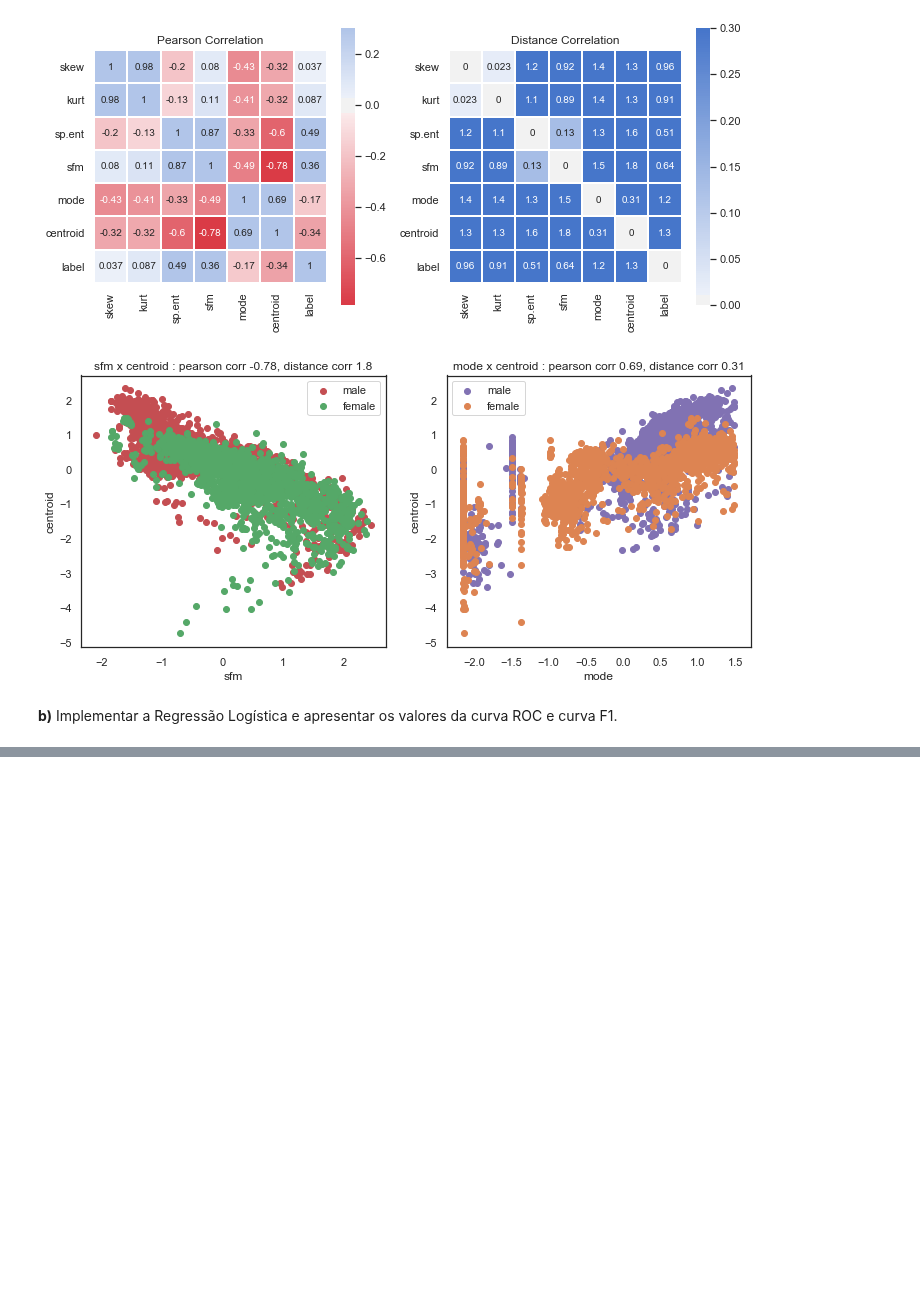
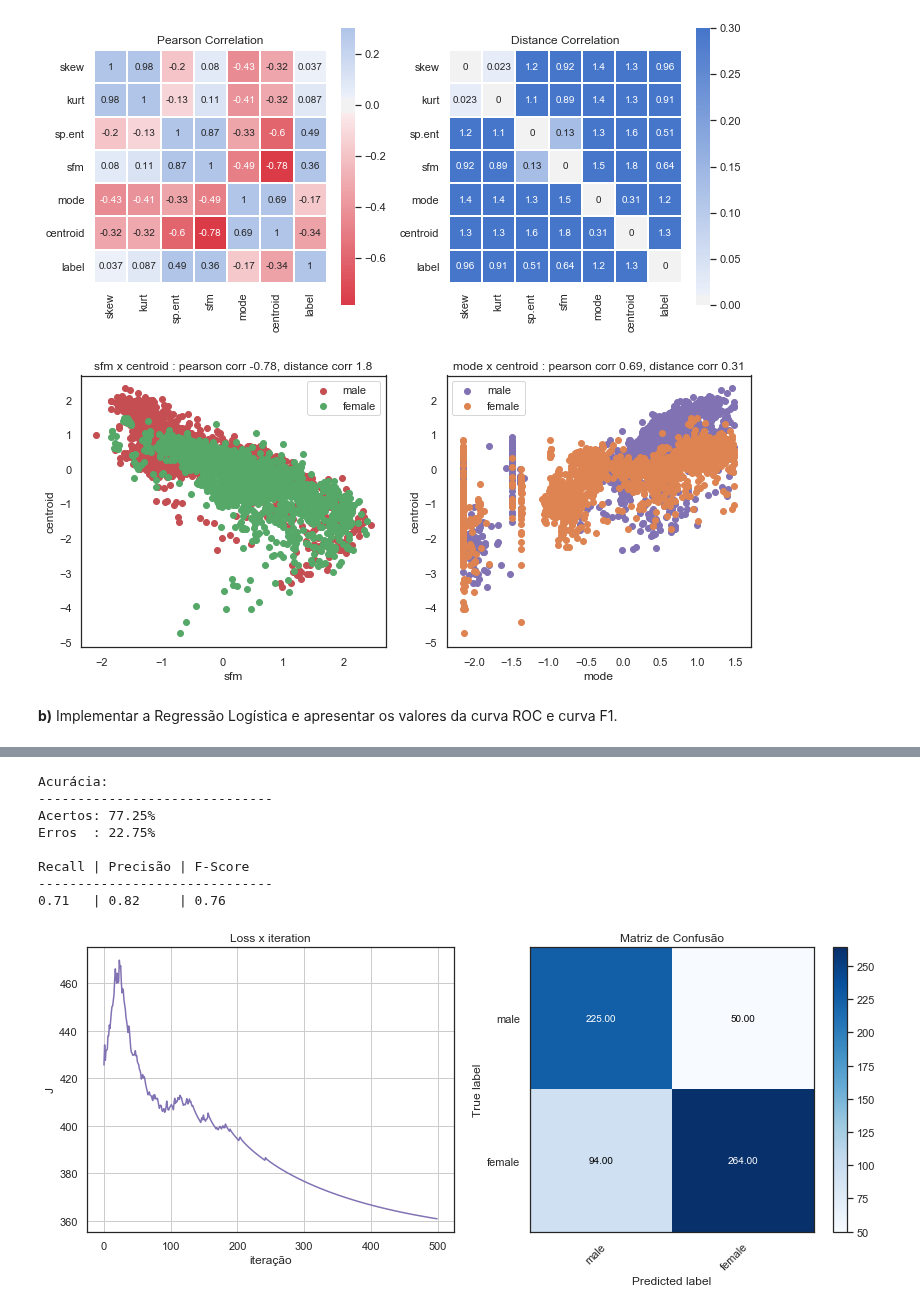
Before and after one commit to rdenadai/ia006c, a Jupyter notebook: notebooks/EFC02/EFC02.ipynb, the cells around one changed output, grey strips where cells are left out. Cells and saved outputs as stored; diff of their text form; code cells hidden in the pictures; blank space fills up the shorter version.

Commit message:
Exe1.b resultados

```diff
--- a/notebooks/EFC02/EFC02.ipynb
+++ b/notebooks/EFC02/EFC02.ipynb
@@ -353,17 +353,22 @@ class LogisticRegressionImpl(LinearRegressionImpl):
             self.w = np.random.rand(self.N, features) * np.sqrt(2 / (self.N + features))
         J = []
         for i in range(epochs):
+            # Forward
             yh = np.dot(x, self.w)
-            J.append(np.round(self.cross_entropy(y, yh), 3))
+            # Gradient
             dw = (1 / self.N) * np.dot(x.T, (y - yh))
+            # Weight adjust
             self.w = (self.w + (lr * dw)) - (((lr * self._reg) / self.N) * self.w)
+            # Loss
+            loss = self.bin_cross_entropy(y, yh)
+            J.append(np.round(loss, 3))
         return self, J
 
     def predict(self, x):
         x = self._correct_X(x)
         return np.argmax(self.__sigmoid(np.dot(x, self.w)), axis=1)
 
-    def cross_entropy(self, y, yh):
+    def bin_cross_entropy(self, y, yh):
         with np.errstate(all='ignore'):
             L2 = (self._reg / (2 * self.N)) * np.sum([np.sum(np.square(w)) for w in self.w])
             l1, l2 = np.log(yh), np.log(1 - yh)
@@ -408,0 +407,69 @@ print(erros / len(y_train))
+# %%
+# Resultados
+confusion_matrix = np.zeros((2, 2))
+for i, a in enumerate(clf.predict(x_test)):
+    pred = np.argmax(y_test[i])
+    if a == 0 and pred == 0:
+        confusion_matrix[0, 0] += 1
+    elif a == 1 and pred == 1:
+        confusion_matrix[1, 1] += 1
+    elif a == 0 and pred == 1:
+        confusion_matrix[0, 1] += 1
+    elif a == 1 and pred == 0:
+        confusion_matrix[1, 0] += 1
+
+acertos = confusion_matrix[0, 0] + confusion_matrix[1, 1]
+erros = confusion_matrix[0, 1] + confusion_matrix[1, 0]
+precisao = confusion_matrix[0, 0] / (confusion_matrix[0, 0] + confusion_matrix[0, 1])
+recall = confusion_matrix[0, 0] / (confusion_matrix[0, 0] + confusion_matrix[1, 0])
+fscore = 2 * ((recall * precisao) / (recall + precisao))
+
+print("Acurácia:")
+print("-" * 30)
+print(f"Acertos: {np.round(acertos / len(y_test) * 100, 2)}%")
+print(f"Erros  : {np.round(erros / len(y_test) * 100, 2)}%")
+print()
+print("Recall | Precisão | F-Score")
+print("-" * 30)
+print(f"{np.round(recall, 2)}   | {np.round(precisao, 2)}     | {np.round(fscore, 2)}")
+
+plt.figure(figsize=(12, 5))
+plt.subplot(1, 2, 1)
+plt.title("Loss x iteration")
+plt.xlabel("iteração")
+plt.ylabel("J")
+plt.plot(J, color="C4")
+plt.grid(True)
+ax = plt.subplot(1, 2, 2)
+im = plt.imshow(confusion_matrix, interpolation='nearest', cmap=plt.cm.Blues)
+ax.figure.colorbar(im, ax=ax)
+ax.set(xticks=np.arange(confusion_matrix.shape[1]),
+       yticks=np.arange(confusion_matrix.shape[0]),
+       # ... and label them with the respective list entries
+       xticklabels=["male", "female"], yticklabels=["male", "female"],
+       title="Matriz de Confusão",
+       ylabel='True label',
+       xlabel='Predicted label')
+# Rotate the tick labels and set their alignment.
+plt.setp(ax.get_xticklabels(), rotation=45, ha="right", rotation_mode="anchor")
+# Loop over data dimensions and create text annotations.
+thresh = confusion_matrix.max() / 2.
+for i in range(confusion_matrix.shape[0]):
+    for j in range(confusion_matrix.shape[1]):
+        ax.text(j, i, format(confusion_matrix[i, j], '.2f'),
+                ha="center", va="center",
+                color="white" if confusion_matrix[i, j] > thresh else "black")
+ax.set_xlim(-0.5, 1.5)
+ax.set_ylim(1.5, -0.5)
+plt.tight_layout()
+plt.show()
+# %% [output]
+Acurácia:
+------------------------------
+Acertos: 77.25%
+Erros  : 22.75%
+
+Recall | Precisão | F-Score
+------------------------------
+0.71   | 0.82     | 0.76
+[figure, added]
```
Also changed, not shown: parts of 1 cell of this notebook.
